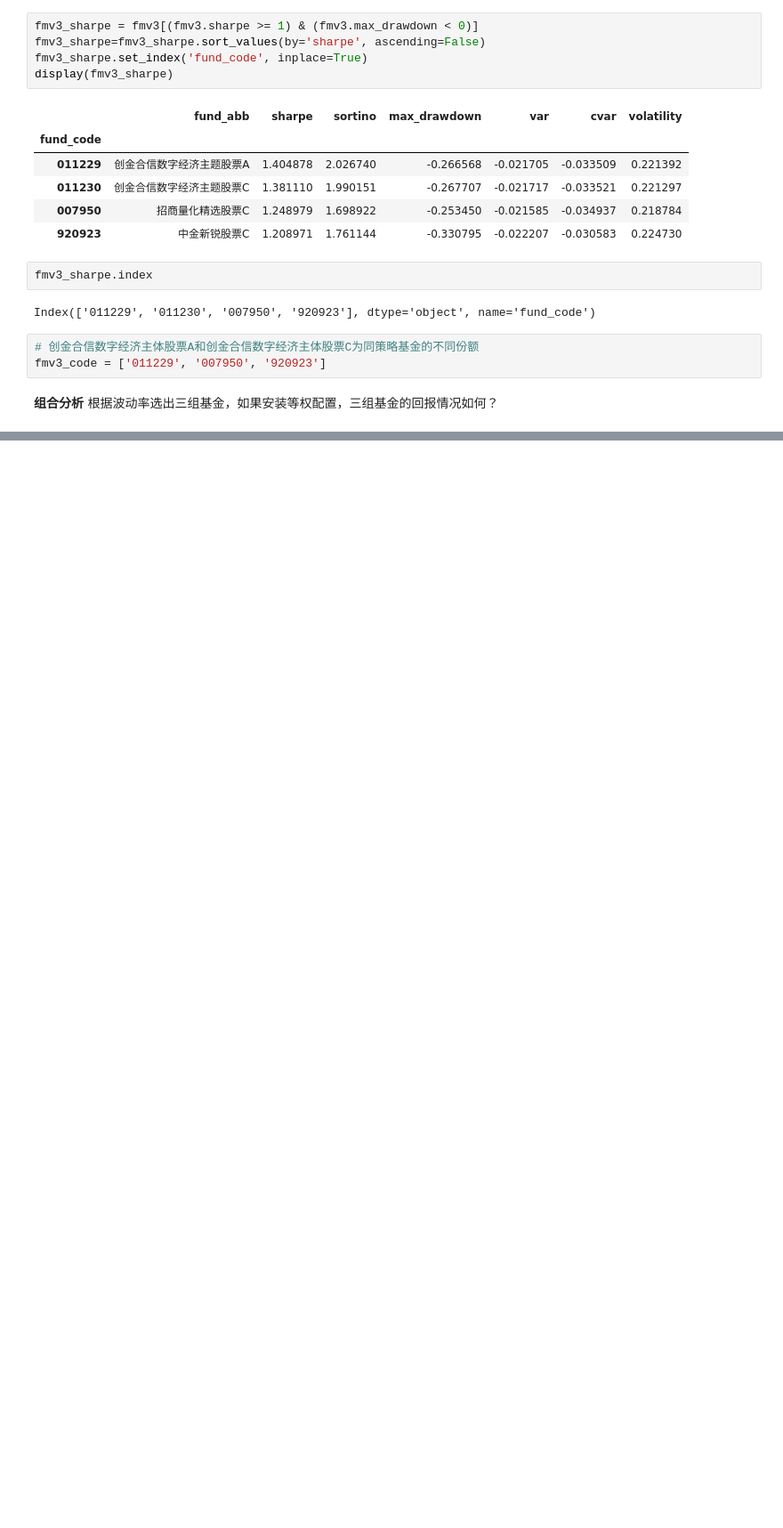
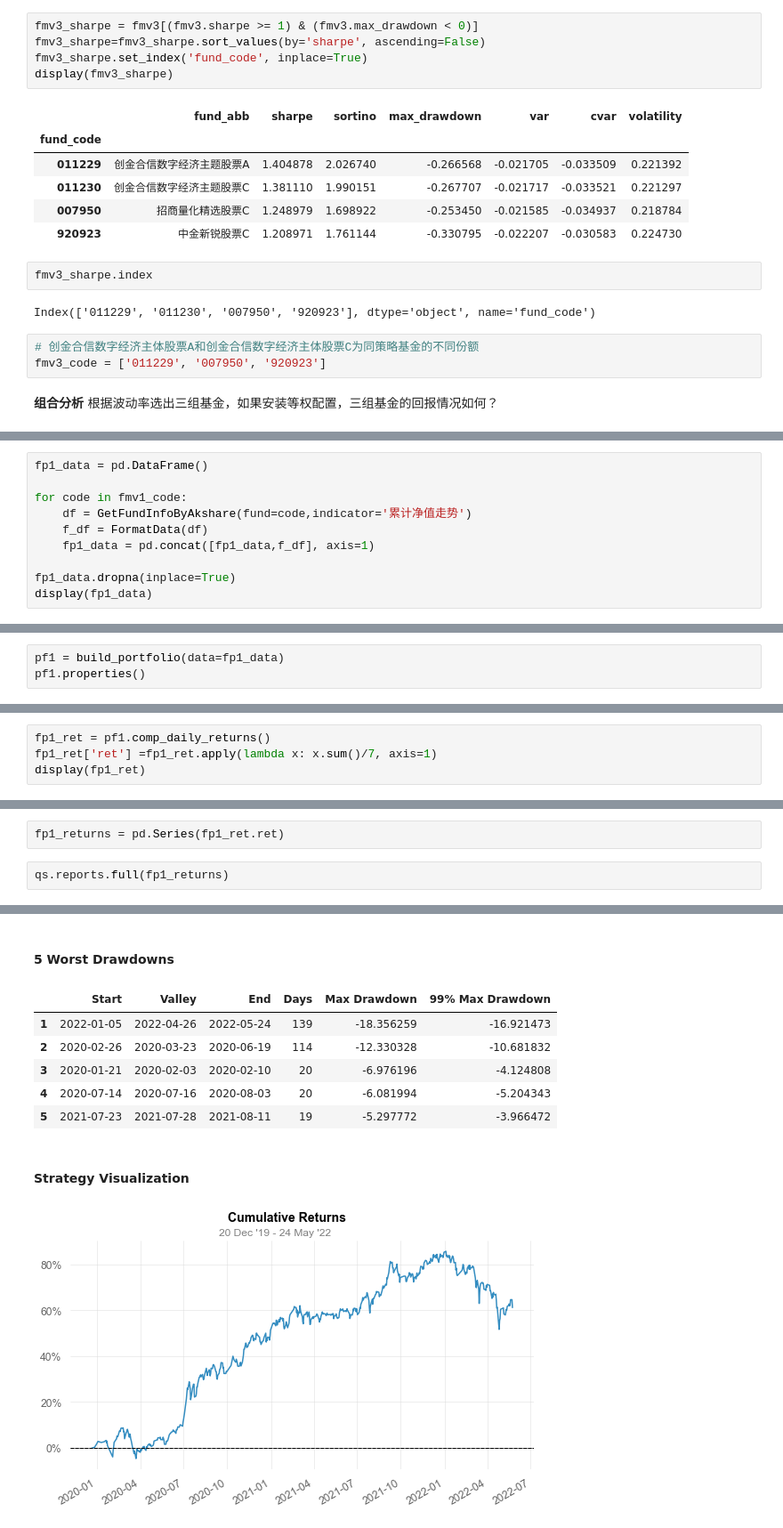
Before and after one commit to ibestrace/stock-debt-hybrid-strategy, a Jupyter notebook: volatility-analysis.ipynb, the cells around one changed output, grey strips where cells are left out. Shown at 89% size. Drawn from its saved outputs; the diff is of its cells as text; blank space fills up the shorter version.

```diff
--- a/volatility-analysis.ipynb
+++ b/volatility-analysis.ipynb
@@ -217,0 +225,10 @@ def FormatData(fund_open_fund_info_em_df):
+# %%
+fp1_data = pd.DataFrame()
+
+for code in fmv1_code:
+    df = GetFundInfoByAkshare(fund=code,indicator='累计净值走势')
+    f_df = FormatData(df)
+    fp1_data = pd.concat([fp1_data,f_df], axis=1)
+
+fp1_data.dropna(inplace=True)
+display(fp1_data)
@@ -217,0 +250,3 @@ def FormatData(fund_open_fund_info_em_df):
+# %%
+pf1 = build_portfolio(data=fp1_data)
+pf1.properties()
@@ -217,0 +398,4 @@ def FormatData(fund_open_fund_info_em_df):
+# %%
+fp1_ret = pf1.comp_daily_returns()
+fp1_ret['ret'] =fp1_ret.apply(lambda x: x.sum()/7, axis=1)
+display(fp1_ret)
@@ -217,0 +417,5 @@ def FormatData(fund_open_fund_info_em_df):
+# %%
+fp1_returns = pd.Series(fp1_ret.ret)
+# %%
+qs.reports.full(fp1_returns)
+# %% [output]
@@ -217,0 +441,9 @@ def FormatData(fund_open_fund_info_em_df):
+5 Worst Drawdowns
+|  | Start | Valley | End | Days | Max Drawdown | 99% Max Drawdown |
+| 1 | 2022-01-05 | 2022-04-26 | 2022-05-24 | 139 | -18.356259 | -16.921473 |
+| 2 | 2020-02-26 | 2020-03-23 | 2020-06-19 | 114 | -12.330328 | -10.681832 |
+| 3 | 2020-01-21 | 2020-02-03 | 2020-02-10 | 20 | -6.976196 | -4.124808 |
+| 4 | 2020-07-14 | 2020-07-16 | 2020-08-03 | 20 | -6.081994 | -5.204343 |
+| 5 | 2021-07-23 | 2021-07-28 | 2021-08-11 | 19 | -5.297772 | -3.966472 |
+Strategy Visualization
+[figure, added]
```
Also changed, not shown: parts of 22 cells of this notebook.
